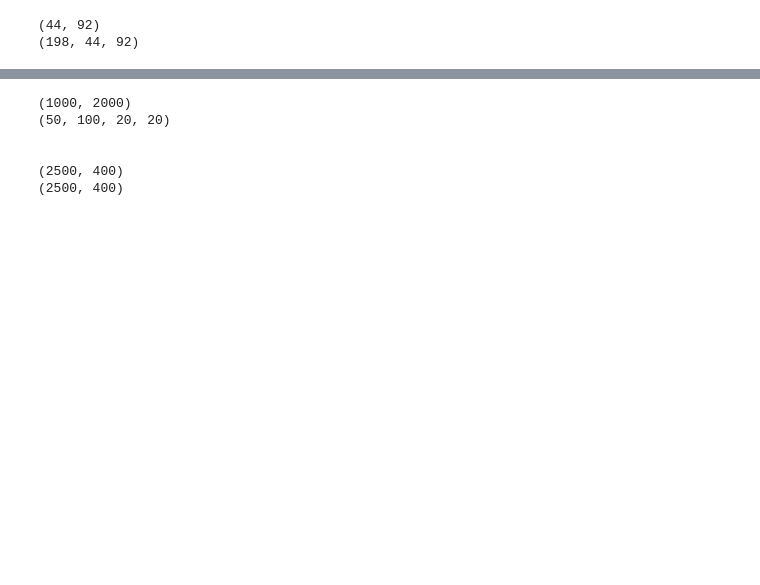
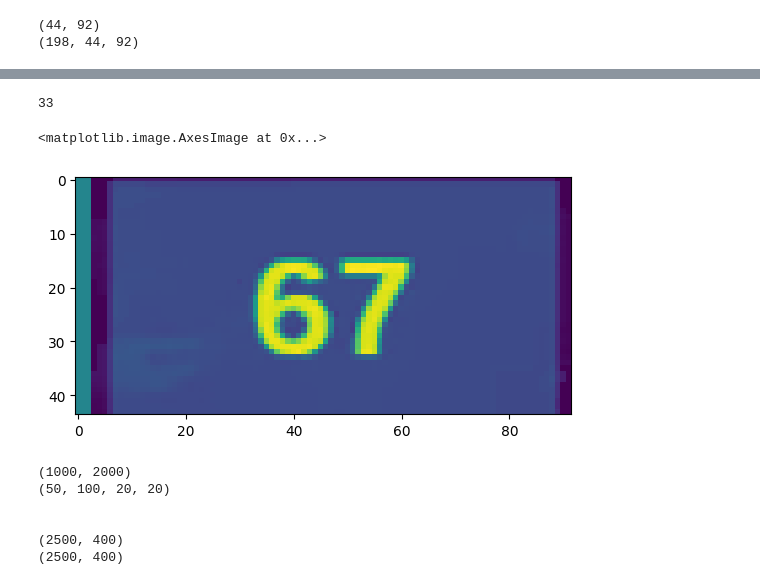
Before and after one commit to teleplayer123/image_classifier, a Jupyter notebook: test_image.ipynb, the cells around one changed output, grey strips where cells are left out. Cells and saved outputs as stored; diff of their text form; code cells hidden in the pictures; blank space fills up the shorter version.

```diff
--- a/test_image.ipynb
+++ b/test_image.ipynb
@@ -96,7 +119,7 @@ def images_to_arr(obj):
             dir_path = imgs
         else:
             dir_path = os.path.join(os.getcwd(), obj)
-        for fname in os.listdir(dir_path):
+        for fname in sorted(os.listdir(dir_path)):
             img_path = os.path.join(dir_path, fname)
             img = cv2.imread(img_path, cv2.IMREAD_GRAYSCALE)
             img = normalize_img(img)
@@ -137,19 +160,30 @@ plt.imshow(img1, cmap="binary")
 # %%
 import os
 
 
-orig_targets = ["89", "121", "28", "85", "120", "30", "81", "120", "45", "90", "121", "34", "85", "122", "31", "78", "120", "31", "77", "113", "27", "62", "120", "32", "62", "120", "32", "62", "120", "32", "90", "120", "28", "90", "121", "34", "60", "120", "29", "76"]
+orig_targets = ["89", "121", "28", "77", "120", "33", "74", "121", "63", "75"]
 targets = [int(i) for i in orig_targets]
 name = "image{}"
 image_idxs = []
 
 for i in range(len(targets)):
     image_idxs.append(name.format(i+1))
 
 fname = os.path.join(os.getcwd(), "datasets", "newer_images", "labels.txt")
 # with open(fname, "w") as fh:
 #     for k, v in zip(image_idxs, targets):
 #         fh.write(f"{k}:{v}\n")
+
+X_train, y_train = a[:20], np.array(targets)[:20]
+
+x = X_train[5]
+y = y_train[5]
+print(y)
+plt.imshow(x)
+# %% [output]
+33
+<matplotlib.image.AxesImage at 0x...>
+[figure, added]
 # %%
 from tensorflow import keras
 import tensorflow as tf
```
Also changed, not shown: parts of 3 cells of this notebook.
